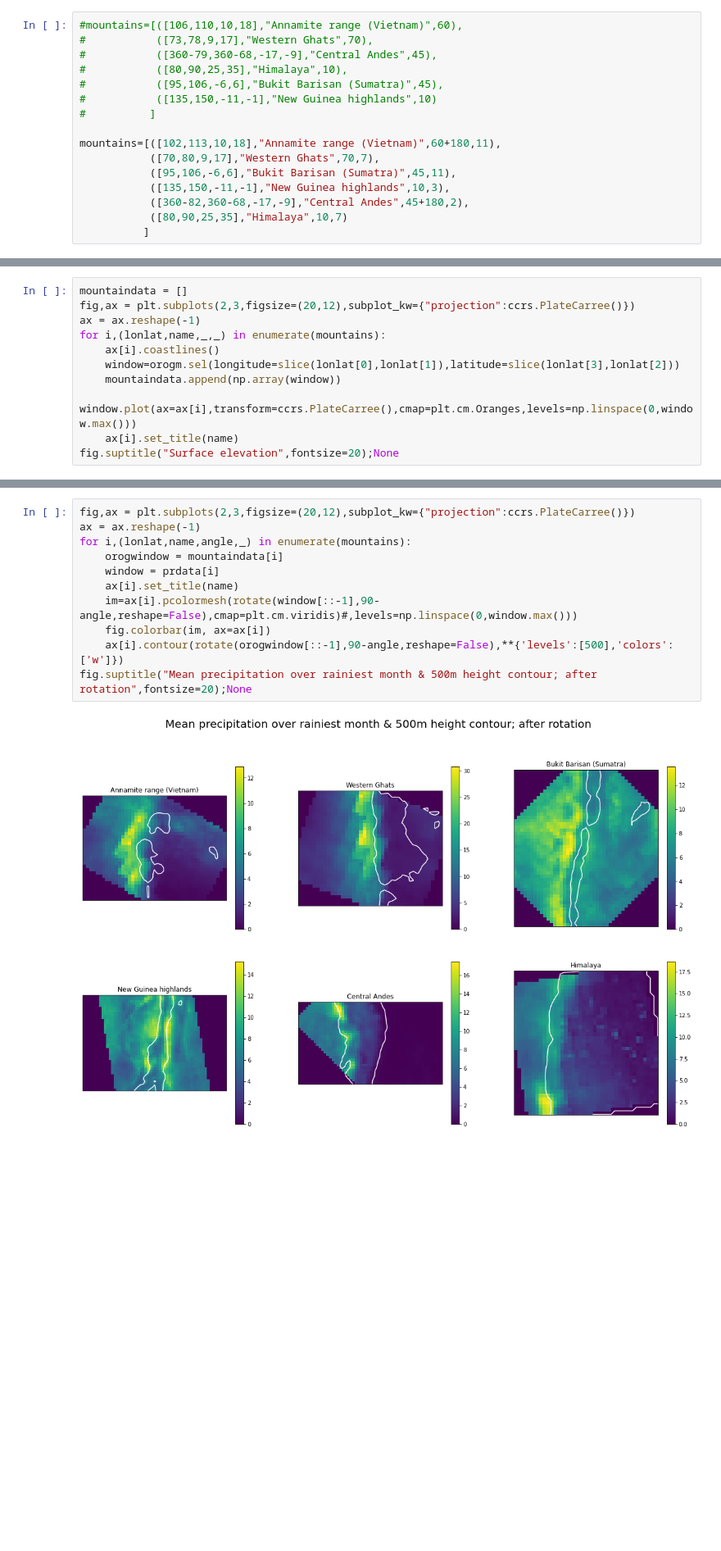
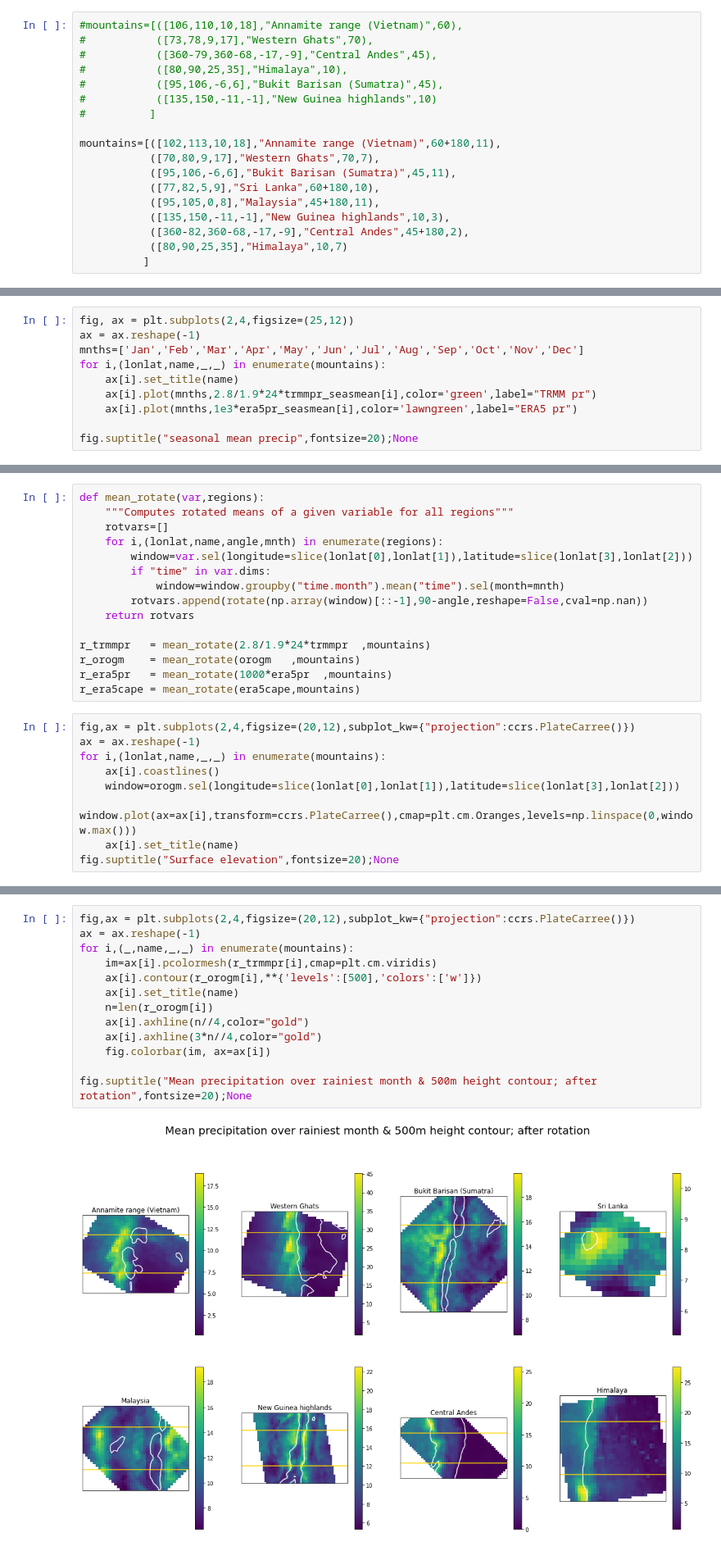
Before and after one commit to qnicolas/misc, a Jupyter notebook: precipCrossSections.ipynb, the cells around one changed output, grey strips where cells are left out. Shown at 82% size. Cells and saved outputs as stored; diff of their text form; blank space fills up the shorter version.

```diff
--- a/precipCrossSections.ipynb
+++ b/precipCrossSections.ipynb
@@ -32,6 +35,8 @@ trmmpr = trmmpr.sortby(trmmpr.longitude)
 mountains=[([102,113,10,18],"Annamite range (Vietnam)",60+180,11),
            ([70,80,9,17],"Western Ghats",70,7),
            ([95,106,-6,6],"Bukit Barisan (Sumatra)",45,11),
+           ([77,82,5,9],"Sri Lanka",60+180,10),
+           ([95,105,0,8],"Malaysia",45+180,11),
            ([135,150,-11,-1],"New Guinea highlands",10,3),
            ([360-82,360-68,-17,-9],"Central Andes",45+180,2),
            ([80,90,25,35],"Himalaya",10,7)
@@ -43,0 +50,10 @@ for i,(lonlat,name,_,mnth) in enumerate(mountains):
+# %%
+fig, ax = plt.subplots(2,4,figsize=(25,12))
+ax = ax.reshape(-1)
+mnths=['Jan','Feb','Mar','Apr','May','Jun','Jul','Aug','Sep','Oct','Nov','Dec']
+for i,(lonlat,name,_,_) in enumerate(mountains):
+    ax[i].set_title(name)
+    ax[i].plot(mnths,2.8/1.9*24*trmmpr_seasmean[i],color='green',label="TRMM pr")
+    ax[i].plot(mnths,1e3*era5pr_seasmean[i],color='lawngreen',label="ERA5 pr")
+
+fig.suptitle("seasonal mean precip",fontsize=20);None
@@ -44,11 +62,24 @@ for i,(lonlat,name,_,mnth) in enumerate(mountains):
+# %%
+def mean_rotate(var,regions):
+    """Computes rotated means of a given variable for all regions"""
+    rotvars=[]
+    for i,(lonlat,name,angle,mnth) in enumerate(regions):
+        window=var.sel(longitude=slice(lonlat[0],lonlat[1]),latitude=slice(lonlat[3],lonlat[2]))
+        if "time" in var.dims:
+            window=window.groupby("time.month").mean("time").sel(month=mnth)
+        rotvars.append(rotate(np.array(window)[::-1],90-angle,reshape=False,cval=np.nan))
+    return rotvars
+
+r_trmmpr   = mean_rotate(2.8/1.9*24*trmmpr  ,mountains)
+r_orogm    = mean_rotate(orogm   ,mountains)
+r_era5pr   = mean_rotate(1000*era5pr  ,mountains)
+r_era5cape = mean_rotate(era5cape,mountains)
 # %%
-mountaindata = []
-fig,ax = plt.subplots(2,3,figsize=(20,12),subplot_kw={"projection":ccrs.PlateCarree()})
+fig,ax = plt.subplots(2,4,figsize=(20,12),subplot_kw={"projection":ccrs.PlateCarree()})
 ax = ax.reshape(-1)
 for i,(lonlat,name,_,_) in enumerate(mountains):
     ax[i].coastlines()
     window=orogm.sel(longitude=slice(lonlat[0],lonlat[1]),latitude=slice(lonlat[3],lonlat[2]))
-    mountaindata.append(np.array(window))
     window.plot(ax=ax[i],transform=ccrs.PlateCarree(),cmap=plt.cm.Oranges,levels=np.linspace(0,window.max()))
     ax[i].set_title(name)
 fig.suptitle("Surface elevation",fontsize=20);None
@@ -57,15 +88,17 @@ fig.suptitle("Surface elevation",fontsize=20);None
 # %%
-fig,ax = plt.subplots(2,3,figsize=(20,12),subplot_kw={"projection":ccrs.PlateCarree()})
+fig,ax = plt.subplots(2,4,figsize=(20,12),subplot_kw={"projection":ccrs.PlateCarree()})
 ax = ax.reshape(-1)
-for i,(lonlat,name,angle,_) in enumerate(mountains):
-    orogwindow = mountaindata[i]
-    window = prdata[i]
+for i,(_,name,_,_) in enumerate(mountains):
+    im=ax[i].pcolormesh(r_trmmpr[i],cmap=plt.cm.viridis)
+    ax[i].contour(r_orogm[i],**{'levels':[500],'colors':['w']})
     ax[i].set_title(name)
-    im=ax[i].pcolormesh(rotate(window[::-1],90-angle,reshape=False),cmap=plt.cm.viridis)#,levels=np.linspace(0,window.max()))
+    n=len(r_orogm[i])
+    ax[i].axhline(n//4,color="gold")
+    ax[i].axhline(3*n//4,color="gold")
     fig.colorbar(im, ax=ax[i])
-    ax[i].contour(rotate(orogwindow[::-1],90-angle,reshape=False),**{'levels':[500],'colors':['w']})
+
 fig.suptitle("Mean precipitation over rainiest month & 500m height contour; after rotation",fontsize=20);None
 # %% [output]
-[figure, old version]
+[figure, new version]
 # %%
 km_per_degreelat = 6370*np.pi/180
```
Also changed, not shown: parts of 10 cells of this notebook, 1 other file.
